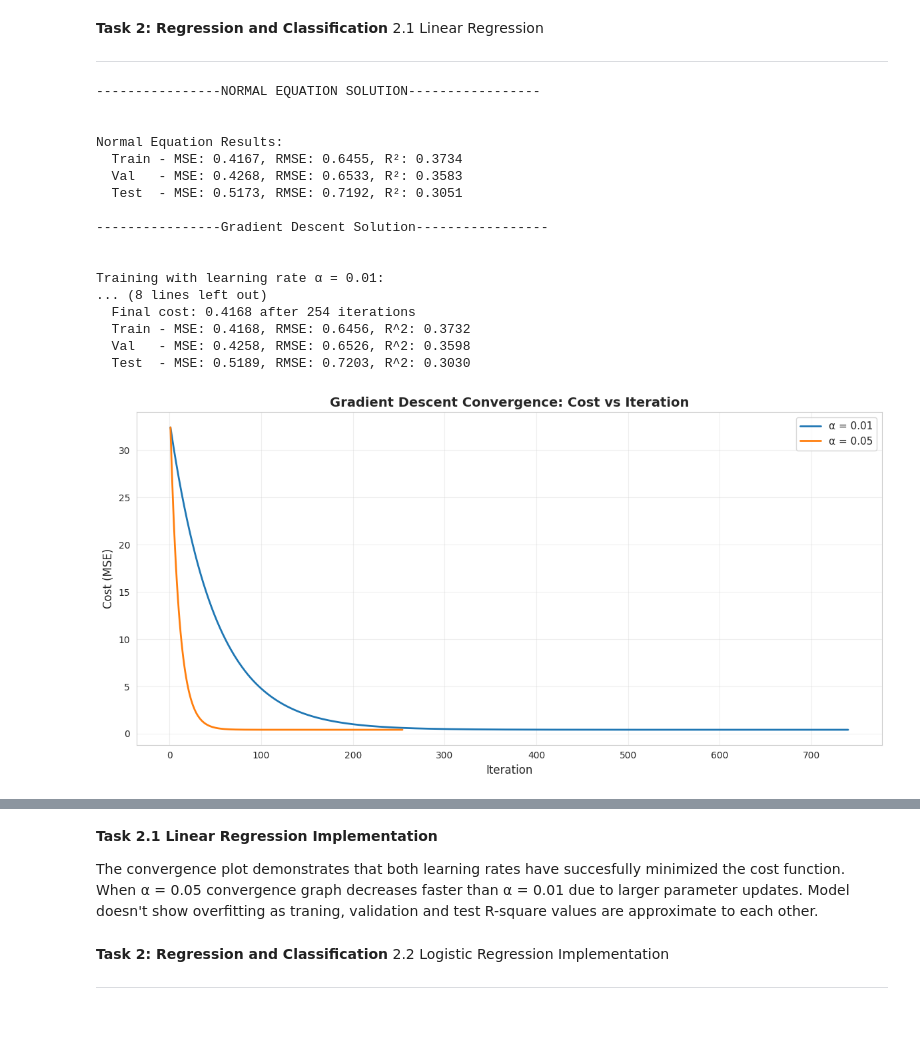
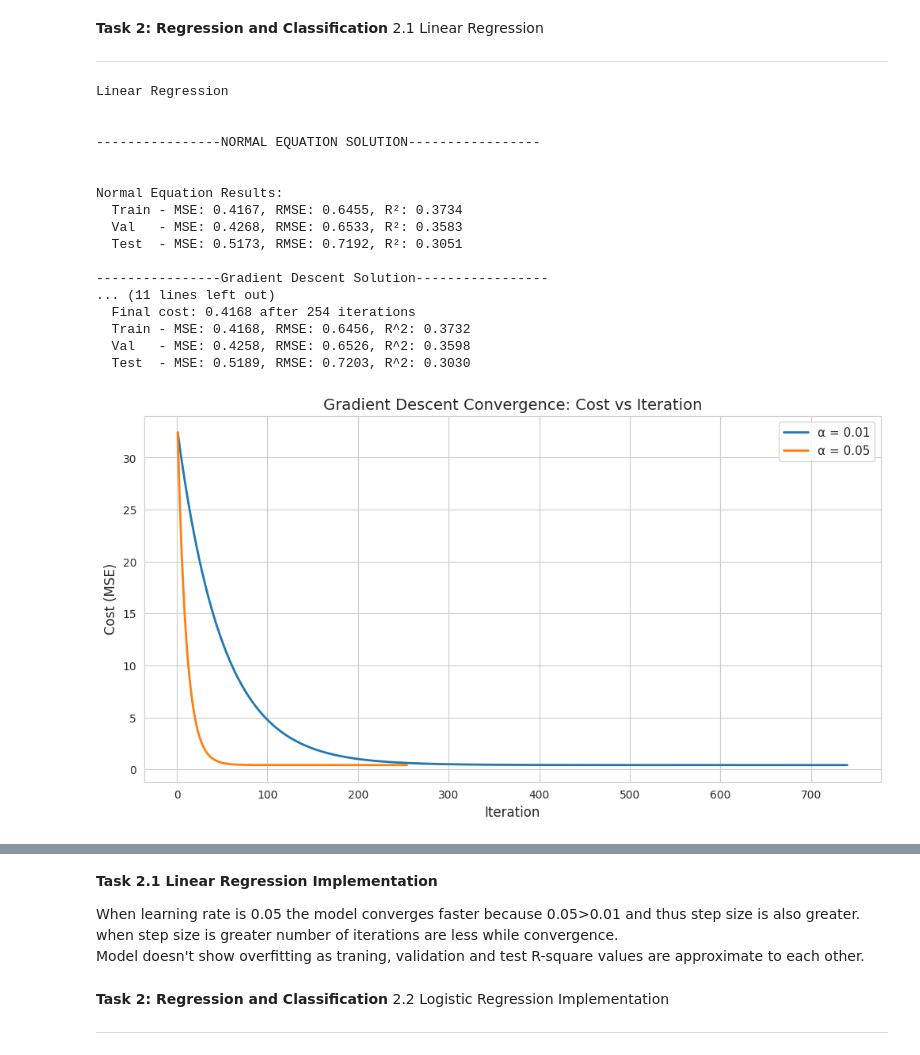
Before and after one commit to edaislam/ML-Assignment1, a Jupyter notebook: CNG409_PA1_2585081.ipynb, the cells around one changed output, grey strips where cells are left out. Drawn from its saved outputs; the diff is of its cells as text; code cells hidden in the pictures; blank space fills up the shorter version.

```diff
--- a/CNG409_PA1_2585081.ipynb
+++ b/CNG409_PA1_2585081.ipynb
@@ -225,13 +239,14 @@ Relevance for tree models: Decision trees can be used with both linear and non-l
 
 ---
 # %%
+print("\nLinear Regression\n")
 #set random feed
 np.random.seed(409)
 #seperate the files as X and Y
 X = dataFile.drop('quality', axis=1).values #all 11 features
 Y = dataFile['quality'].values #target variable
 
-#Data partitioning and preprocessing
+#split the dataset
 samples = len(X)
 indices = np.random.permutation(samples)  #to order them differently
 train_data_size = int(0.70 * samples)
@@ -246,7 +261,7 @@ X_train, y_train = X[train_data_index], Y[train_data_index]
 X_val, y_val = X[val_data_index], Y[val_data_index]
 X_test, y_test = X[test_data_index], Y[test_data_index]
 
-#z score calculation with only train data set
+#calculate mean
 trainData_mean = np.mean(X_train, axis=0)
 trainData_std = np.std(X_train, axis=0)
 
@@ -256,9 +271,14 @@ X_val_standardised = (X_val - trainData_mean) / trainData_std
 X_test_standardised = (X_test - trainData_mean) / trainData_std
 
 #Add an explicit bias term to the design matrix (prepend a column of ones)
-trainDataX_bias = np.c_[np.ones(X_train_standardised.shape[0]), X_train_standardised]
-valDataX_bias = np.c_[np.ones(X_val_standardised.shape[0]),X_val_standardised]
-testDataX_bias = np.c_[np.ones(X_test_standardised.shape[0]), X_test_standardised]
+numberOf_wines = X_train_standardised.shape[0]
+ones_column = np.ones((numberOf_wines, 1))
+trainDataX_bias = np.hstack([ones_column, X_train_standardised])
+num_val = X_val_standardised.shape[0]
+valDataX_bias = np.hstack([np.ones((num_val, 1)), X_val_standardised])
+num_test = X_test_standardised.shape[0]
+testDataX_bias = np.hstack([np.ones((num_test, 1)), X_test_standardised])
+
 
 #helper functions
 def compute_mse(real_y, estimated_y):
@@ -275,7 +295,7 @@ def compute_r2(real_y, estimated_y):
     ss_tot = np.sum((real_y - np.mean(real_y)) ** 2)
     return 1 - (ss_res / ss_tot)
 
-def predict(X, beta):  #?????????????
+def predict(X, beta):  #matrix multiplication
     """Make predictions"""
     return X @ beta
 
@@ -284,8 +304,14 @@ def predict(X, beta):  #?????????????
 print("\n----------------NORMAL EQUATION SOLUTION-----------------\n")
 
 #computing the beta (β)
-X_T_X_pinv = np.linalg.pinv(trainDataX_bias.T @ trainDataX_bias)
-beta_normal = X_T_X_pinv @ trainDataX_bias.T @ y_train
+#(X^T)X
+X_T_X = trainDataX_bias.T @ trainDataX_bias
+#pseudoinverse of (X^T)X
+X_T_X_pinv = np.linalg.pinv(X_T_X)
+#(X^T)y
+X_T_y = trainDataX_bias.T @ y_train
+#β = ((X^T)X) @ (X^T)y
+beta_normal = X_T_X_pinv @ X_T_y
 
 #predictions
 trainData_estimatedY = predict(trainDataX_bias, beta_normal)
@@ -327,12 +353,12 @@ def gradient_descent(train_X, train_Y, learning_rate=0.01, max_iterations=10000,
         # Compute gradient: dJ/dβ = (1/n) * X^T * (Xβ - y)
         gradient = (1/n_samples) * train_X.T @ (predicted_Y - train_Y)
 
-        # Update parameters: β ← β - α 1/n X^⊤(Xβ − y),
+        # Update parameters
         beta = beta - learning_rate * gradient
 
         # Early stopping
         if iteration >= 2:
-            cost_change_1 = abs(cost_history[-1] - cost_history[-2])
+            cost_change_1 = abs(cost_history[-1] - cost_history[-2]) # |J(t) − J(t − 1)|
             cost_change_2 = abs(cost_history[-2] - cost_history[-3])
             # If the cost hasn’t changed much for two consecutive steps, stop
             if cost_change_1 < epsilon and cost_change_2 < epsilon:
@@ -347,12 +373,12 @@ gradient_descent_results = {}
 
 for lr in learning_rates:
     print(f"\nTraining with learning rate α = {lr}:")
-
-    beta_gd, cost_history = gradient_descent(trainDataX_bias, y_train, learning_rate=lr, max_iterations=10000, epsilon=1e-6)
+    #learned beta = weights after convergence, MSE history of iterations
+    weights, cost_history = gradient_descent(trainDataX_bias, y_train, learning_rate=lr, max_iterations=10000, epsilon=1e-6)
     #predicting outcomes for train, validation, and test sets using learned β
-    y_train_pred_gd = predict(trainDataX_bias, beta_gd)
-    y_val_pred_gd = predict(valDataX_bias, beta_gd)
-    y_test_pred_gd = predict(testDataX_bias, beta_gd)
+    y_train_pred_gd = predict(trainDataX_bias, weights)
+    y_val_pred_gd = predict(valDataX_bias, weights)
+    y_test_pred_gd = predict(testDataX_bias, weights)
 
     # Evaluation
     train_mse_gd = compute_mse(y_train, y_train_pred_gd)
@@ -368,7 +394,7 @@ for lr in learning_rates:
     test_r2_gd = compute_r2(y_test, y_test_pred_gd)
 
     gradient_descent_results[lr] = {
-        'beta': beta_gd,    #learned parameters
+        'beta': weights,    #learned parameters
         'cost_history': cost_history,
         'train_mse': train_mse_gd,
         'train_rmse': train_rmse_gd,
@@ -394,11 +420,15 @@ for lr in learning_rates:
 
 plt.xlabel('Iteration', fontsize=12)
 plt.ylabel('Cost (MSE)', fontsize=12)
-plt.title('Gradient Descent Convergence: Cost vs Iteration', fontsize=14, fontweight='bold')
+plt.title('Gradient Descent Convergence: Cost vs Iteration', fontsize=14)
 plt.legend(fontsize=11)
-plt.grid(alpha=0.3)
-plt.tight_layout()
 plt.show()
+
+print("""
+This graph shows cost vs iteration value of two different learning rates. When learning rate = 0.05 the model converges faster
+because it causes larger steps. Learning rate 0.05 has less cost (Rsquare value) thus it is better
+than 0.01.
+""")
 
 #Step4 : reporting ---------------------------------------------------------------------
 
@@ -410,35 +440,40 @@ print(f"\nBest learning rate based on validation MSE: α = {best_lr}")
 
 # Create results table
 results_data = {
     'Method': ['Normal Equation', 'Normal Equation', 'Normal Equation',
                f'Gradient Descent (α={best_lr})', f'Gradient Descent (α={best_lr})', f'Gradient Descent (α={best_lr})'],
     'Set': ['Train', 'Validation', 'Test', 'Train', 'Validation', 'Test'],
     'MSE': [train_mse_normal, val_mse_normal, test_mse_normal,
             gradient_descent_results[best_lr]['train_mse'], gradient_descent_results[best_lr]['val_mse'], gradient_descent_results[best_lr]['test_mse']],
     'RMSE': [train_rmse_normal, val_rmse_normal, test_rmse_normal,
              gradient_descent_results[best_lr]['train_rmse'], gradient_descent_results[best_lr]['val_rmse'], gradient_descent_results[best_lr]['test_rmse']],
     'R²': [train_r2_normal, val_r2_normal, test_r2_normal,
            gradient_descent_results[best_lr]['train_r2'], gradient_descent_results[best_lr]['val_r2'], gradient_descent_results[best_lr]['test_r2']]
 }
 
 results_df = pd.DataFrame(results_data)
 print("\n", results_df.to_string(index=False))
+print("""
+When learning rate is 0.05 the model converges faster because 0.05>0.01 and thus step size is also greater.
+when step size is greater number of iterations are less while convergence.
+Model doesn't show overfitting as traning, validation and test R-square values are approximate to each other.
+""")
 # %% [output]
+Linear Regression
+
+
 ----------------NORMAL EQUATION SOLUTION-----------------
 
 
 Normal Equation Results:
   Train - MSE: 0.4167, RMSE: 0.6455, R²: 0.3734
   Val   - MSE: 0.4268, RMSE: 0.6533, R²: 0.3583
   Test  - MSE: 0.5173, RMSE: 0.7192, R²: 0.3051
 
 ----------------Gradient Descent Solution-----------------
-
-
-Training with learning rate α = 0.01:
-... (8 lines left out)
+... (11 lines left out)
   Final cost: 0.4168 after 254 iterations
   Train - MSE: 0.4168, RMSE: 0.6456, R^2: 0.3732
   Val   - MSE: 0.4258, RMSE: 0.6526, R^2: 0.3598
   Test  - MSE: 0.5189, RMSE: 0.7203, R^2: 0.3030
-[figure, old version]
+[figure, new version]
@@ -458,7 +498,9 @@ Gradient Descent (α=0.05)       Test 0.518853 0.720314 0.303005
 **Task 2.1 Linear Regression Implementation**
 
 
-The convergence plot demonstrates that both learning rates have succesfully minimized the cost function. When α = 0.05 convergence graph decreases faster than α = 0.01 due to larger parameter updates. Model doesn't show overfitting as traning, validation and test R-square values are approximate to each other.
+When learning rate is 0.05 the model converges faster because 0.05>0.01 and thus step size is also greater.
+when step size is greater number of iterations are less while convergence.
+Model doesn't show overfitting as traning, validation and test R-square values are approximate to each other.
 # %% [markdown]
 **Task 2: Regression and Classification**
 2.2 Logistic Regression Implementation
```
Also changed, not shown: parts of 9 cells of this notebook.
